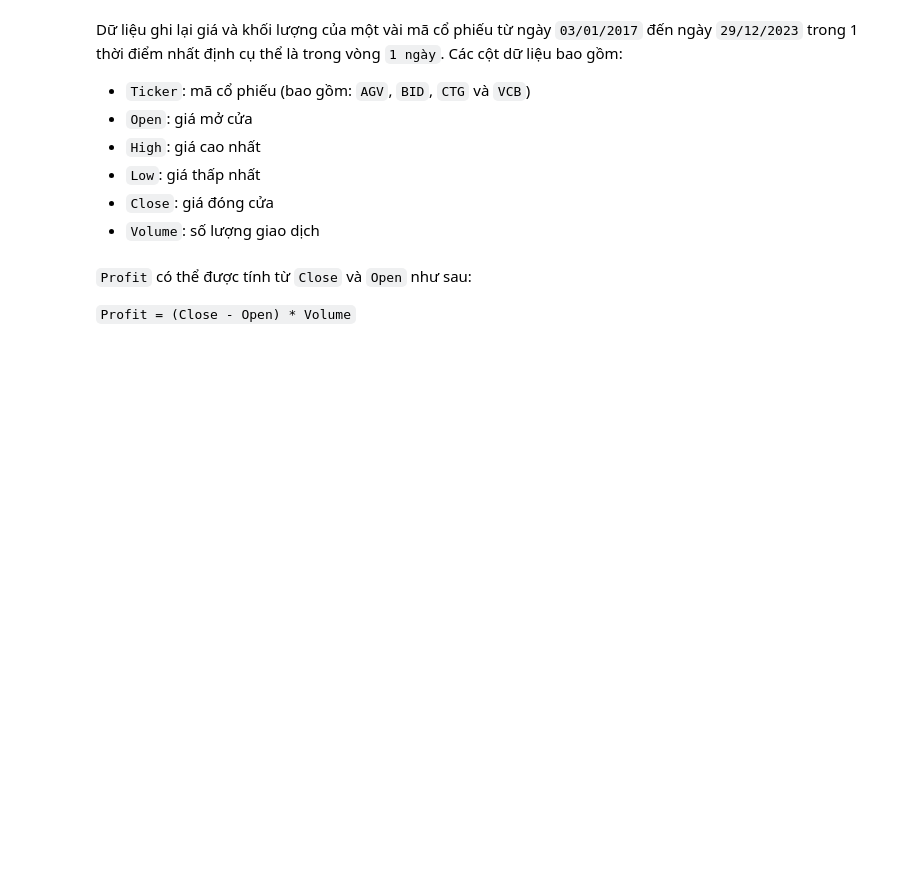
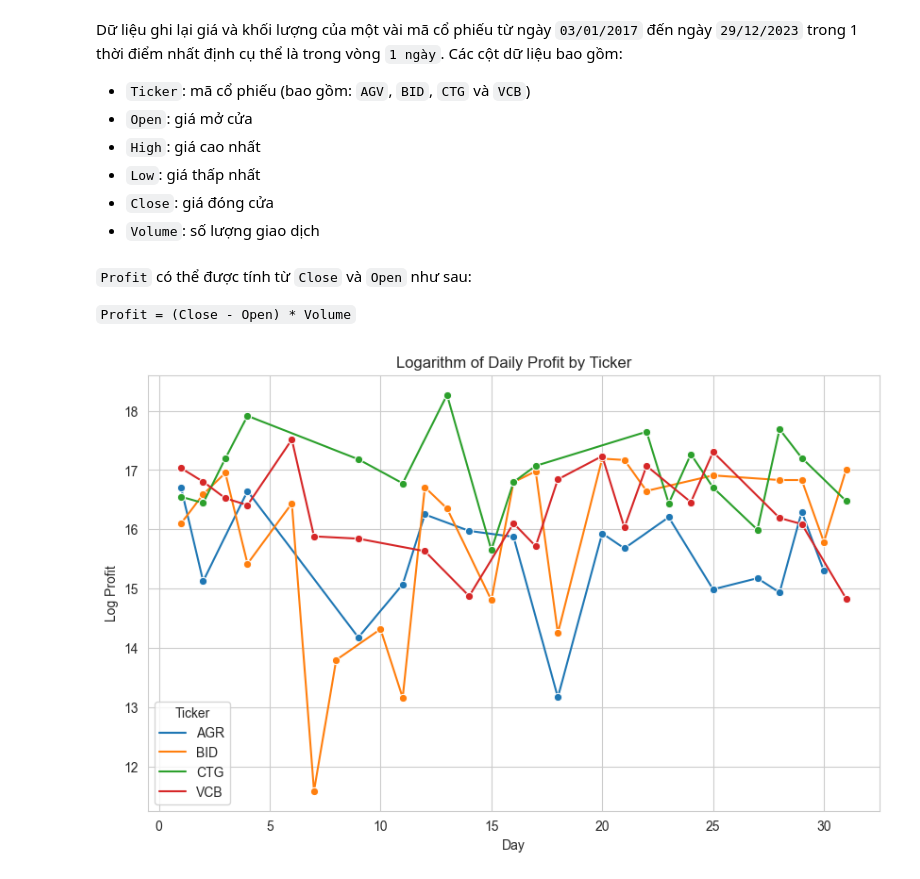
Before and after one commit to HoangHuyyyy/CSC14115, a Jupyter notebook: Data_Cleaning.ipynb, the cells around one changed output. Cells and saved outputs as stored; diff of their text form; code cells hidden in the pictures; blank space fills up the shorter version.

```diff
--- a/Data_Cleaning.ipynb
+++ b/Data_Cleaning.ipynb
@@ -93,3 +105,16 @@ df['profit'] = (df['close'] - df['open']) * df['volume']
 Daily_Profit = df.groupby(['day', 'ticker'])['profit'].sum().reset_index()
 
 Daily_Profit = pd.DataFrame(Daily_Profit) #Có thể lấy logarit của profit để dễ nhìn khi vẽ biểu đồ
+# %%
+sns.set_style("whitegrid")
+
+plt.figure(figsize=(10, 6))
+sns.lineplot(data=Daily_Profit, x='day', y='log_profit', hue='ticker', marker='o')
+
+plt.title('Logarithm of Daily Profit by Ticker')
+plt.xlabel('Day')
+plt.ylabel('Log Profit')
+plt.legend(title='Ticker')
+plt.show()
+# %% [output]
+[figure, added]
```
Also changed, not shown: parts of 6 cells of this notebook.
